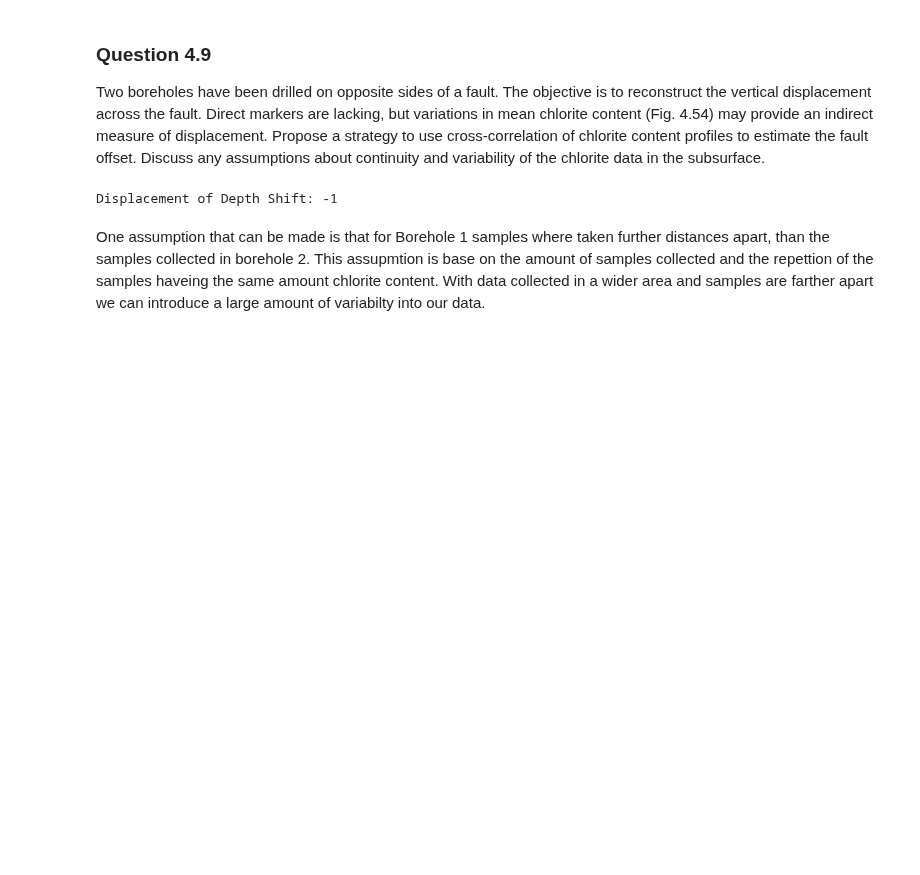
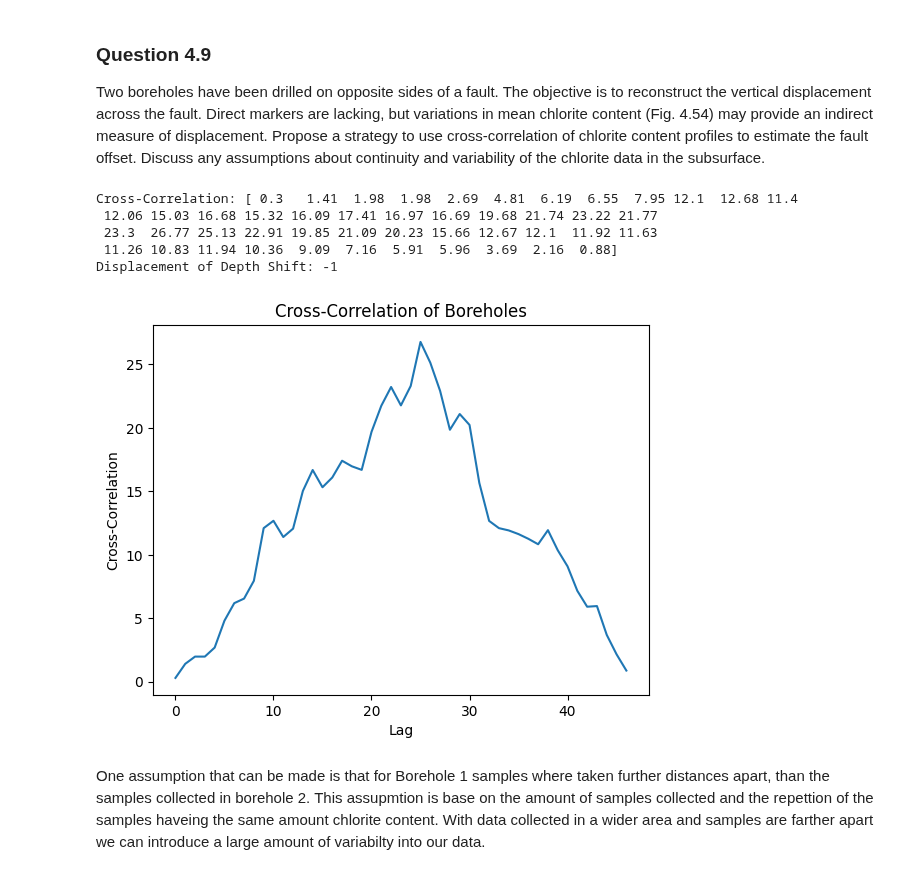
Before and after one commit to iGeology-Illinois/geol-581-module-3-principles-of-uncertainty-chapter-4-seanb7, a Jupyter notebook: GEOL581_M3StatsHW.ipynb, the cells around one changed output. Saved outputs shown, nothing was run; the diff lists cells and outputs as text; code cells hidden in the pictures; blank space fills up the shorter version.

```diff
--- a/GEOL581_M3StatsHW.ipynb
+++ b/GEOL581_M3StatsHW.ipynb
@@ -447,31 +449,47 @@ Two boreholes have been drilled on opposite sides of a fault. The objective is t
 # %%
 # Hints and Starting Code for Question 4.9
 
 import numpy as np
 import pandas as pd
 import matplotlib.pyplot as plt
 from scipy.signal import correlate
 
 # Approach Hints:
 # 1. Represent each borehole's chlorite content profile as a 1D series of numeric values at depth intervals.
 # 2. Use the scipy.signal.correlate function to compute cross-correlation between the two profiles.
 # 3. Identify the lag (depth shift) that maximizes correlation as an estimate of displacement.
 # 4. Carefully consider sampling intervals, data resolution, and boundary effects.
 
+######
+######
+
 # Boreholes Chlorite Content profile
 # 1D series of numeric values at depth intervals
 borehole1 = np.array([0.5, 1.6, 0.4, 0.6, 0.5, 1.8, 1.7, 0.9, 1.3, 0.7, 0.5, 0.6, 1.1, 0.7, 0.5, 0.4, 1.7, 2.2, 0.7, 0.5, 0.4, 1.6, 1.1])
 borehole2 = np.array([0.8, 0.8, 1.9, 2.0, 0.9, 1.5, 0.8, 0.7, 0.7, 0.8, 0.7, 0.9, 0.9, 0.6, 0.9, 2.3, 2.5, 0.8, 0.9, 1.2, 1.3, 0.6, 0.6, 0.9, 0.6])
 
 # Cross-Correlation between Profiles
 correlation = correlate(borehole1, borehole2, mode='full')
 lag = np.argmax(correlation) - (len(borehole1) + 1)
+print(f"Cross-Correlation: {correlation}")
 
 # Displacement of Depth Shift
 displacement = -lag
 print(f"Displacement of Depth Shift: {displacement}")
+
+# Plot Cross Correlation
+plt.plot(correlation)
+plt.xlabel('Lag')
+plt.ylabel('Cross-Correlation')
+plt.title('Cross-Correlation of Boreholes')
+plt.show()
 # %% [output]
+Cross-Correlation: [ 0.3   1.41  1.98  1.98  2.69  4.81  6.19  6.55  7.95 12.1  12.68 11.4
+ 12.06 15.03 16.68 15.32 16.09 17.41 16.97 16.69 19.68 21.74 23.22 21.77
+ 23.3  26.77 25.13 22.91 19.85 21.09 20.23 15.66 12.67 12.1  11.92 11.63
+ 11.26 10.83 11.94 10.36  9.09  7.16  5.91  5.96  3.69  2.16  0.88]
 Displacement of Depth Shift: -1
+[figure, added]
 # %% [markdown]
 One assumption that can be made is that for Borehole 1 samples where taken further distances apart, than the samples collected in borehole 2. This assupmtion is base on the amount of samples collected and the repettion of the samples haveing the same amount chlorite content. With data collected in a wider area and samples are farther apart we can introduce a large amount of variabilty into our data.
 # %% [markdown]
```
Also changed, not shown: parts of 8 cells of this notebook.
